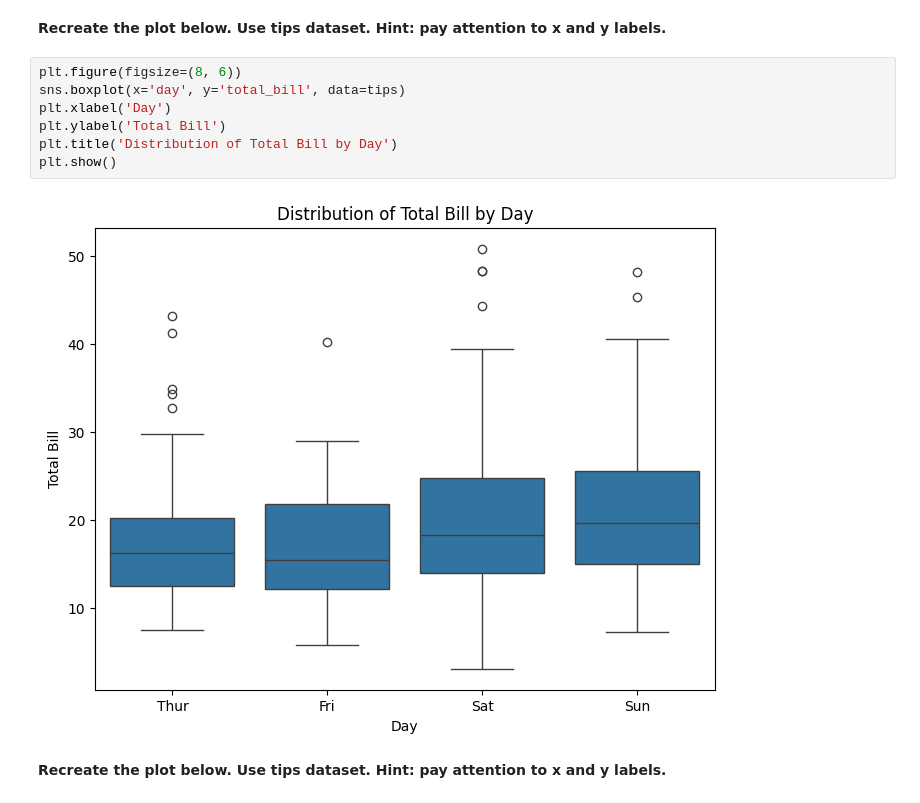
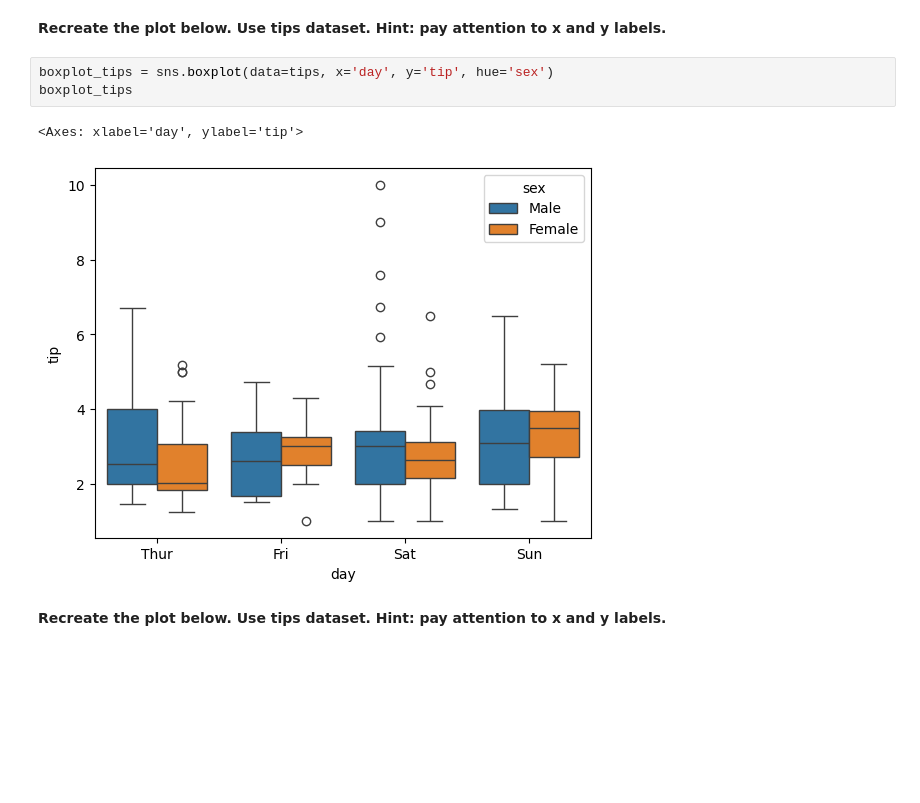
Before and after one commit to amitsurjo57/ds-ml-assignment, a Jupyter notebook: Assignment_(mod_9).ipynb, the cells around one changed output. Drawn from its saved outputs; the diff is of its cells as text; blank space fills up the shorter version.

```diff
--- a/Assignment_(mod_9).ipynb
+++ b/Assignment_(mod_9).ipynb
@@ -24,15 +24,12 @@ tips = sns.load_dataset('tips')
 iris = sns.load_dataset('iris')
 # %% [markdown]
 **Recreate the plot below. Use tips dataset. Hint: pay attention to x and y labels.**
-# %%
-plt.figure(figsize=(8, 6))
-sns.boxplot(x='day', y='total_bill', data=tips)
-plt.xlabel('Day')
-plt.ylabel('Total Bill')
-plt.title('Distribution of Total Bill by Day')
-plt.show()
-# %% [output]
-[figure, removed]
+# %%
+boxplot_tips = sns.boxplot(data=tips, x='day', y='tip', hue='sex')
+boxplot_tips
+# %% [output]
+<Axes: xlabel='day', ylabel='tip'>
+[figure, added]
 # %% [markdown]
 **Recreate the plot below. Use tips dataset. Hint: pay attention to x and y labels.**
 # %%
```
